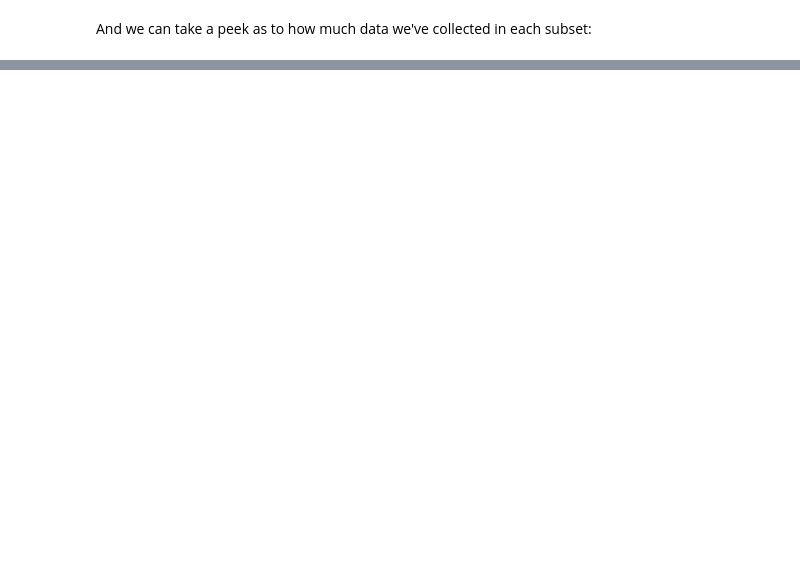
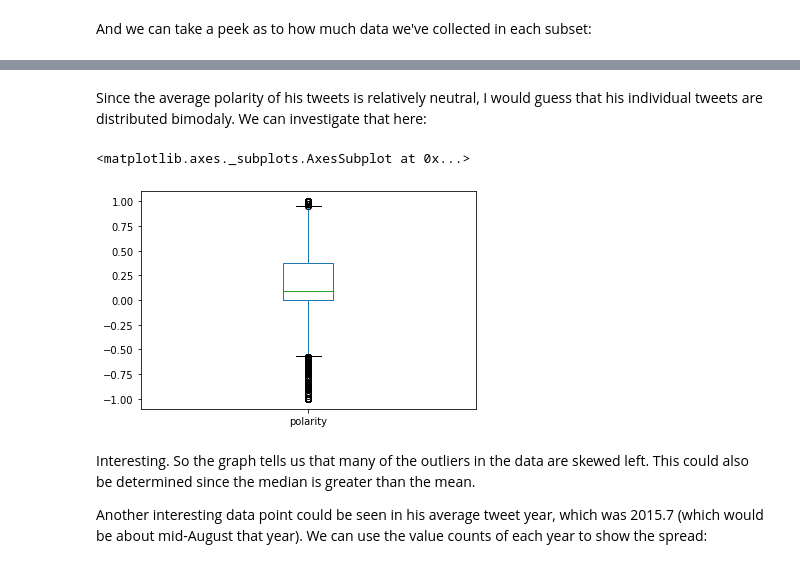
Before and after one commit to Data-Science-for-Linguists-2020/Sentiment-Analysis-of-Trump-Tweets, a Jupyter notebook: code/project_code.ipynb, the cells around one changed output, grey strips where cells are left out. Cells and saved outputs as stored; diff of their text form; code cells hidden in the pictures; blank space fills up the shorter version.

```diff
--- a/code/project_code.ipynb
+++ b/code/project_code.ipynb
@@ -80,0 +88,9 @@ tweets.head() #preview df
+# %%
+#define the. function
+def token_lower(s):
+    """Returns a tokenized and lowercased copy of the string s"""
+    tokens = word_tokenize(s.lower())
+    return ' '.join(tokens)
+
+#test the function
+print(token_lower('Hey there, how are you?'))
@@ -80,0 +101,3 @@ tweets.head() #preview df
+# %%
+tweets['token_lower'] = tweets.text.map(lambda x: token_lower(x))
+tweets['token_lower'].head()
@@ -127,0 +239,12 @@ tweets[nkorea].describe()
+# %% [markdown]
+Since the average polarity of his tweets is relatively neutral, I would guess that his individual tweets are distributed bimodaly. We can investigate that here:
+# %%
+#print box graph of polarities
+tweets['polarity'].plot(kind='box')
+# %% [output]
+<matplotlib.axes._subplots.AxesSubplot at 0x...>
+[figure, added]
+# %% [markdown]
+Interesting. So the graph tells us that many of the outliers in the data are skewed left. This could also be determined since the median is greater than the mean.
+
+Another interesting data point could be seen in his average tweet year, which was 2015.7 (which would be about mid-August that year). We can use the value counts of each year to show the spread:
```
Also changed, not shown: parts of 42 cells of this notebook, 1 other file.
